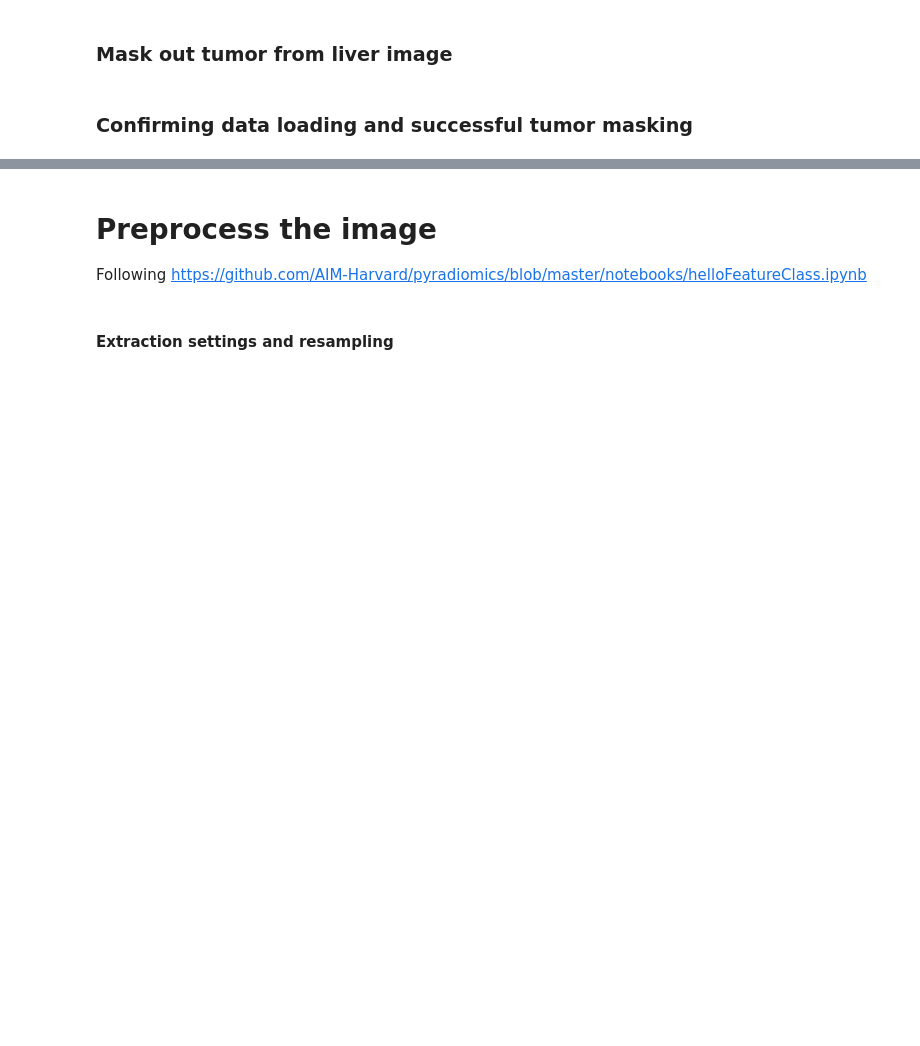
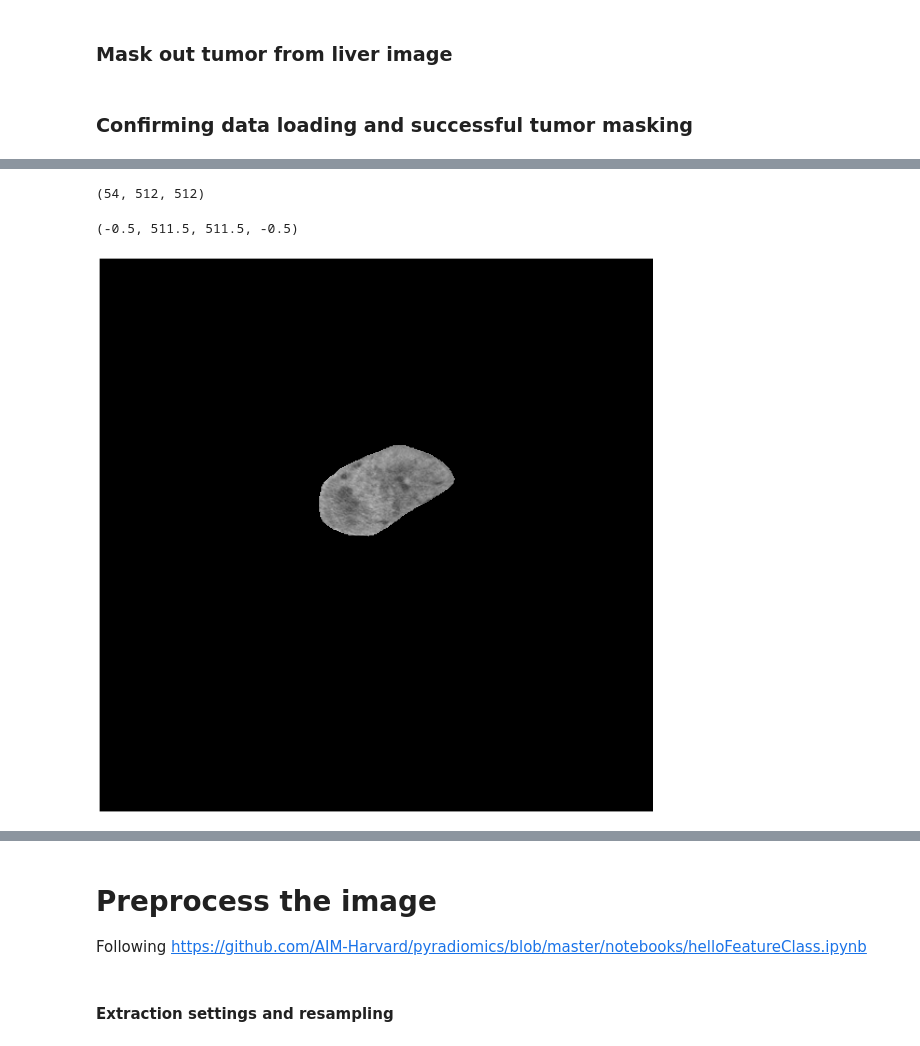
Before and after one commit to strixy16/deep-icc, a Jupyter notebook: data_exploration/feature_selection.ipynb, the cells around one changed output, grey strips where cells are left out. Cells and saved outputs as stored; diff of their text form; code cells hidden in the pictures; blank space fills up the shorter version.

```diff
--- a/data_exploration/feature_selection.ipynb
+++ b/data_exploration/feature_selection.ipynb
@@ -11,15 +11,12 @@ from radiomics import firstorder, imageoperations
 # %% [markdown]
 ## Data Setup and Loading
 # %%
-tumor_dir = "../../Data/All_CT/Tumor"
+tumor_dir = "/media/katy/Data/ICC/Data/All_CT/Tumor"
 all_tumor_files = os.listdir(tumor_dir)
 tumor_files_mhd = [x for x in all_tumor_files if "mhd" in x]
-# Remove tumors that don't have corresponding liver image (confirmed externally)
-tumor_files_mhd.remove('005_ICCrecurrence_Tumor.mhd')
-tumor_files_mhd.remove('057_ICCrecurrence_Tumor.mhd')
 tumor_files_mhd.sort()
 
-liver_dir = "../../Data/All_CT/Liver"
+liver_dir = "/media/katy/Data/ICC/Data/All_CT/Liver"
 all_liver_files = os.listdir(liver_dir)
 liver_files_mhd = [y for y in all_liver_files if "mhd" in y]
 liver_files_mhd.sort()
@@ -105 +152,15 @@ np.nonzero(tumor_mask)
+# %%
+tumor_arr.shape
+# %% [output]
+(54, 512, 512)
+# %%
+slice_idx = 100
+save_name = os.path.join("/media/katy/Data/ICC/HDFS/Figures/", (scout_id + '2d_preprocess_tumor_slice39'))
+fig = plt.figure(figsize=(20,20))
+plt.imshow(tumor_arr[slice_idx,:,:], cmap='gray', vmin=-100, vmax=300)
+plt.axis('off')
+# plt.savefig(save_name)
+# %% [output]
+(-0.5, 511.5, 511.5, -0.5)
+[figure, added]
 # %%
```
Also changed, not shown: parts of 14 cells of this notebook.
